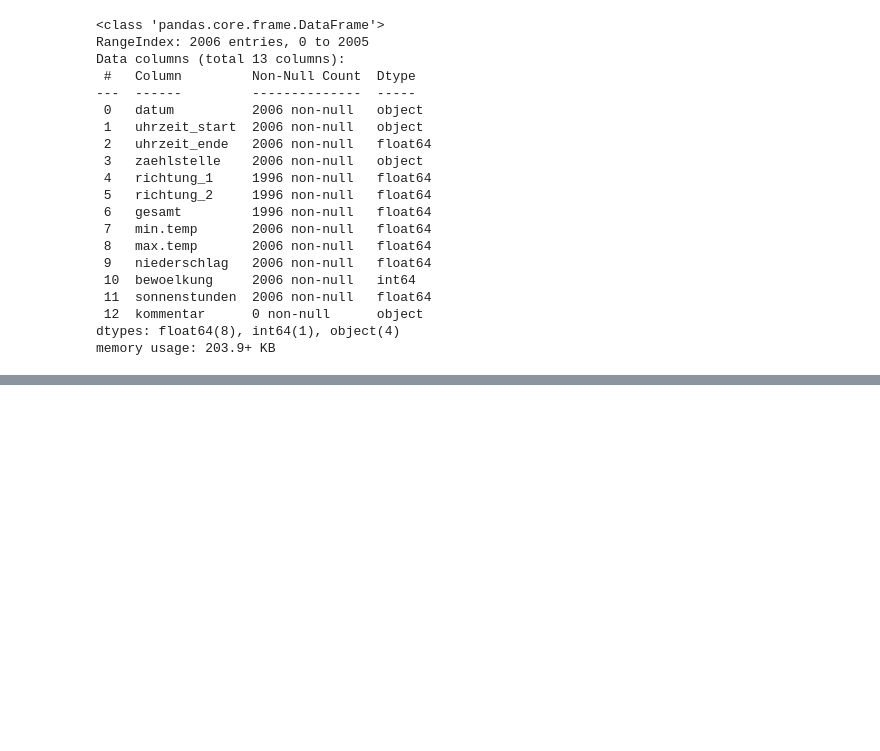
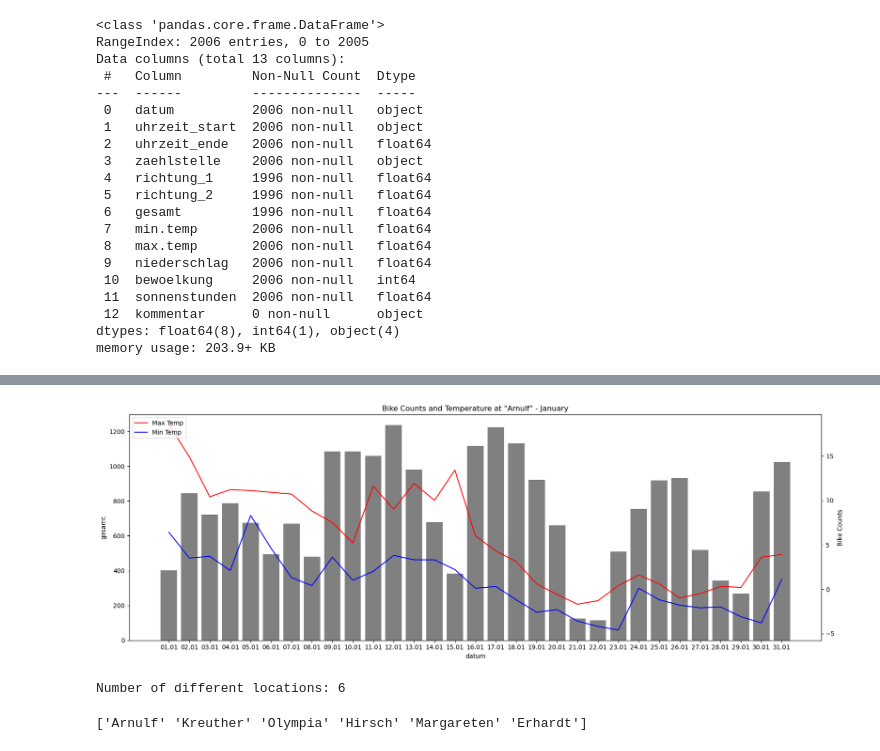
Before and after one commit to caropaezBSH/CaroPeThesis, a Jupyter notebook: PreProcessing_Notebook.ipynb, the cells around one changed output, grey strips where cells are left out. Cells and saved outputs as stored; diff of their text form; code cells hidden in the pictures; blank space fills up the shorter version.

```diff
--- a/PreProcessing_Notebook.ipynb
+++ b/PreProcessing_Notebook.ipynb
@@ -102,0 +186,47 @@ df_muc_2023.to_csv('munich2023.csv', index=False)
+# %%
+# Plotting
+plt.figure(figsize=(17, 6))
+
+# Plot bike counts as a bar plot in grey color
+sns.barplot(data=df_muc_2023_arnulf_january, x='datum', y='gesamt', color='grey')
+
+# Create a secondary y-axis for temperature
+ax2 = plt.gca().twinx()
+
+# Plot max temperature as a line plot in red color on the secondary y-axis
+ax2.plot(df_muc_2023_arnulf_january['datum'], df_muc_2023_arnulf_january['max.temp'], color='red', label='Max Temp')
+ax2.set_ylabel('Max Temp (°C)')
+
+# Plot min temperature as a line plot in blue color on the secondary y-axis
+ax2.plot(df_muc_2023_arnulf_january['datum'], df_muc_2023_arnulf_january['min.temp'], color='blue', label='Min Temp')
+ax2.set_ylabel('Temperature (°C)')
+
+# Rotate x-axis labels for better readability
+plt.xticks(rotation=45, ha='right')  # 'ha' parameter sets horizontal alignment to 'right'
+
+# Add title and labels
+plt.title('Bike Counts and Temperature at "Arnulf" - January')
+plt.xlabel('Date (DD.MM)')
+plt.ylabel('Bike Counts')
+
+# Add legend
+plt.legend(loc='upper left')
+
+# Show plot
+plt.tight_layout()
+plt.show()
+# %% [output]
+[figure, added]
+# %%
+# ANumber of Data Capture Locations for Munich in 2023
+num_locations = df_muc_2023['zaehlstelle'].nunique()
+print("Number of different locations:", num_locations)
+# %% [output]
+Number of different locations: 6
+# %%
+# Assuming df_muc_2023 is your DataFrame containing the data for Munich in 2023
+# Get unique locations
+unique_locations = df_muc_2023['zaehlstelle'].unique()
+print(unique_locations)
+# %% [output]
+['Arnulf' 'Kreuther' 'Olympia' 'Hirsch' 'Margareten' 'Erhardt']
```
Also changed, not shown: parts of 7 cells of this notebook.
